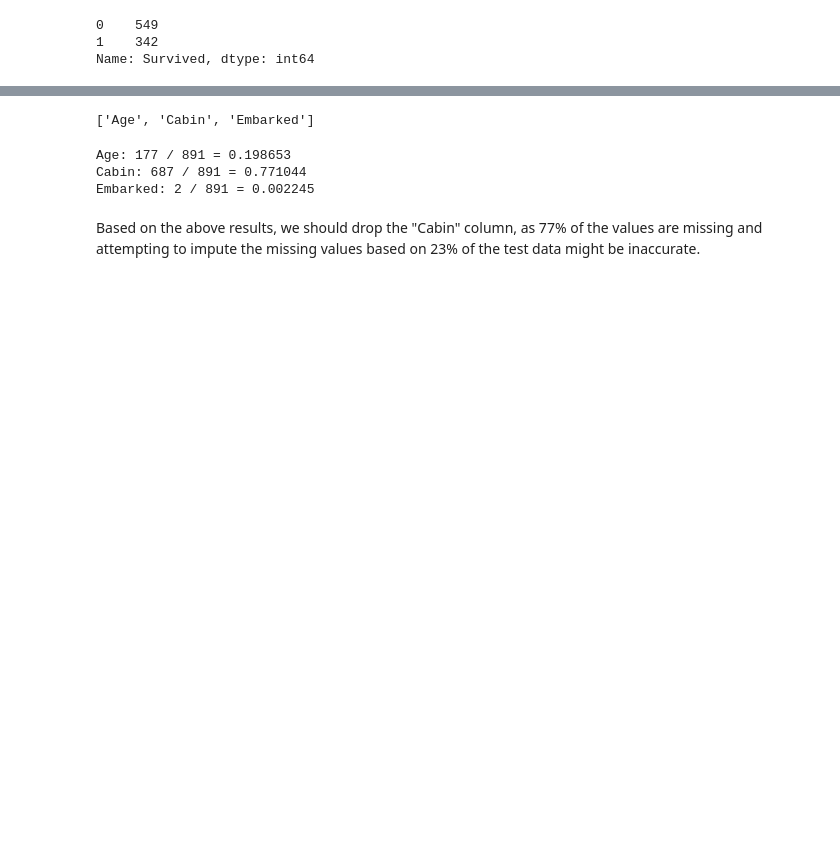
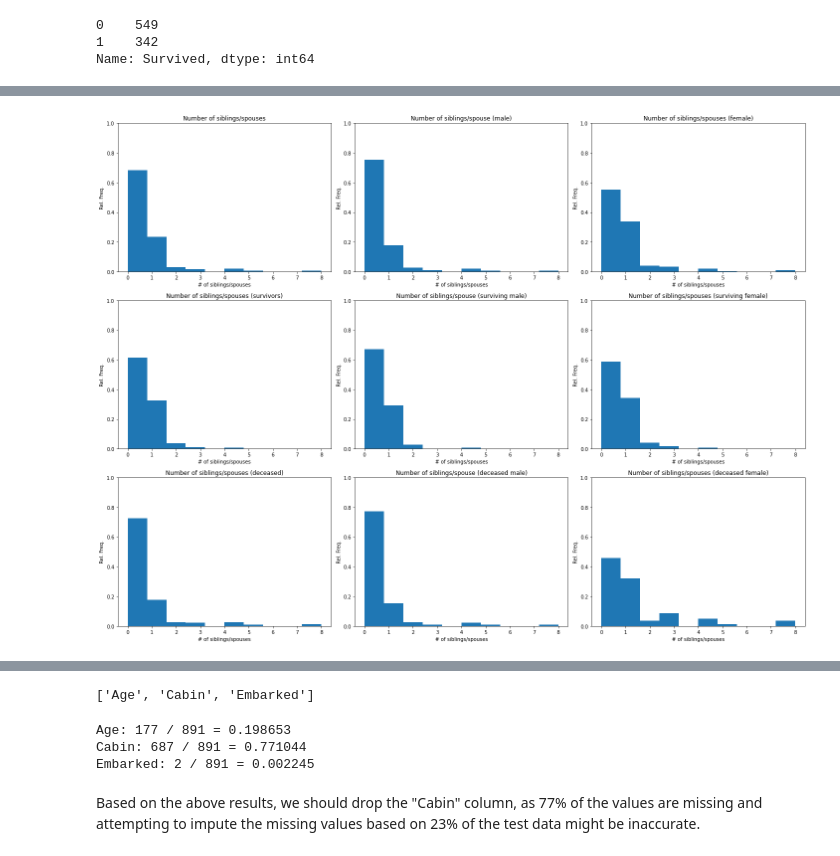
Before and after one commit to zhihil/data-science-notebooks, a Jupyter notebook: titanic/note-1.ipynb, the cells around one changed output, grey strips where cells are left out. Cells and saved outputs as stored; diff of their text form; code cells hidden in the pictures; blank space fills up the shorter version.

```diff
--- a/titanic/note-1.ipynb
+++ b/titanic/note-1.ipynb
@@ -74,0 +189,55 @@ print("% of men who survived:", rate_men)
+# %%
+def plot_sibsp_hist(ax, data):
+    x = np.linspace(0, 8, num=11)
+    ax.hist(data, bins=x, weights=np.zeros_like(data) + 1. / data.size)
+    ax.set_ylim(0, 1)
+    ax.set_xlabel('# of siblings/spouses')
+    ax.set_ylabel('Rel. Freq.')
+
+total_sibsp = train_data['SibSp']
+male_sibsp = total_sibsp[train_data['Sex'] == 'male']
+female_sibsp = total_sibsp[train_data['Sex'] == 'female']
+
+fig, ax = plt.subplots(3, 3, figsize=(20, 15))
+
+# Plots of all passengers
+plot_sibsp_hist(ax[0, 0], total_sibsp)
+ax[0, 0].set_title("Number of siblings/spouses")
+
+plot_sibsp_hist(ax[0, 1], male_sibsp)
+ax[0, 1].set_title("Number of siblings/spouse (male)")
+
+plot_sibsp_hist(ax[0, 2], female_sibsp)
+ax[0, 2].set_title("Number of siblings/spouses (female)")
+
+# Plots of survivors
+surviving_total_sibsp = train_data[train_data['Survived'] == 1]['SibSp']
+surviving_male_sibsp = surviving_total_sibsp[train_data['Sex'] == 'male']
+surviving_female_sibsp = surviving_total_sibsp[train_data['Sex'] == 'female']
+
+plot_sibsp_hist(ax[1, 0], surviving_total_sibsp)
+ax[1, 0].set_title("Number of siblings/spouses (survivors)")
+
+plot_sibsp_hist(ax[1, 1], surviving_male_sibsp)
+ax[1, 1].set_title("Number of siblings/spouse (surviving male)")
+
+plot_sibsp_hist(ax[1, 2], surviving_female_sibsp)
+ax[1, 2].set_title("Number of siblings/spouses (surviving female)")
+
+# Plots of deceased
+deceased_total_sibsp = train_data[train_data['Survived'] == 0]['SibSp']
+deceased_male_sibsp = deceased_total_sibsp[train_data['Sex'] == 'male']
+deceased_female_sibsp = deceased_total_sibsp[train_data['Sex'] == 'female']
+
+plot_sibsp_hist(ax[2, 0], deceased_total_sibsp)
+ax[2, 0].set_title("Number of siblings/spouses (deceased)")
+
+plot_sibsp_hist(ax[2, 1], deceased_male_sibsp)
+ax[2, 1].set_title("Number of siblings/spouse (deceased male)")
+
+plot_sibsp_hist(ax[2, 2], deceased_female_sibsp)
+ax[2, 2].set_title("Number of siblings/spouses (deceased female)")
+
+plt.tight_layout()
+# %% [output]
+[figure, added]
```
Also changed, not shown: parts of 19 cells of this notebook.
